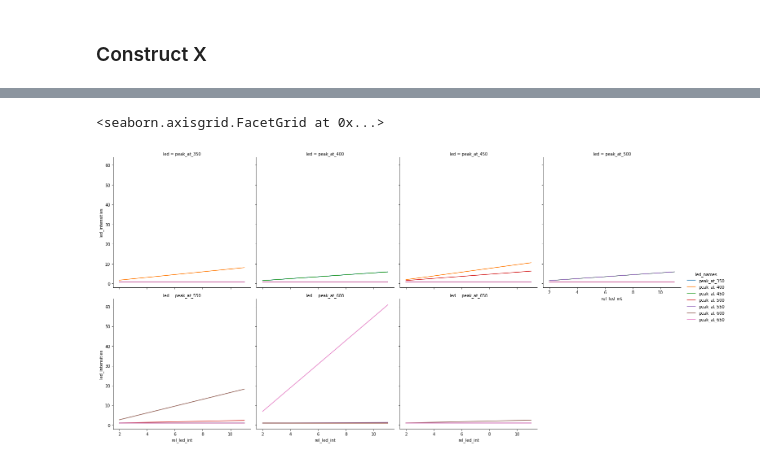
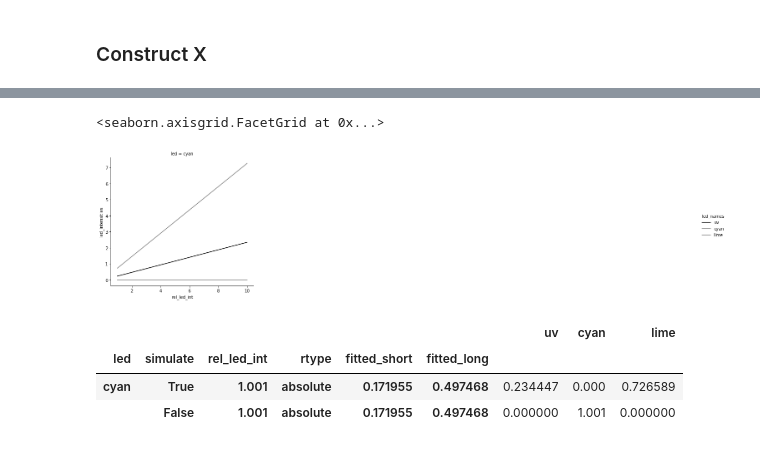
Before and after one commit to neuralsignal/dreye, a Jupyter notebook: tutorials/led_substitution_stimuli.ipynb, the cells around one changed output, grey strips where cells are left out. Cells and saved outputs as stored; diff of their text form; code cells hidden in the pictures.

```diff
--- a/tutorials/led_substitution_stimuli.ipynb
+++ b/tutorials/led_substitution_stimuli.ipynb
@@ -15,3 +16,9 @@ measured_spectra = dreye.get_led_spectra_container()
+# %%
+measured_spectra = dreye.get_led_spectra_container(
+    [370, 460, 560], wavelengths=wls, names=['uv', 'cyan', 'lime'],
+    intensity_bounds=(0, 1000)
+)
+led_cmap = dict(zip(measured_spectra.names, ['black', 'gray', 'grey']))
 # %% [markdown]
 ## Spectra of LEDs used for fitting
 # %%
@@ -36,0 +36,13 @@ photoreceptor_model.sensitivity.plot()
+# %%
+cmap = {'short': 'purple', 'long': 'green'}
+
+sensitivity = dreye.Sensitivity(
+    np.array([400, 520]),
+    wls,
+    from_template=True,
+    labels=list(cmap),
+    name='opsins'
+)
+sensitivity.plot(palette=cmap)
+
+photoreceptor_model = dreye.LinearPhotoreceptor(sensitivity)
@@ -48,17 +62,18 @@ stimuli_model = dreye.LedSubstitution(
     keep_proportions=False,
     # whether to keep the porportions of the LEDs across intensities
 
-    bg_ints=np.ones(7),
+    # bg_ints=np.ones(3),
     # intensity of LEDs for the background if wanted, default to 0 if rtype is absolute or diff else it is 1
 
     rtype='absolute',
-    fit_weights=np.array([1, 2, 2])
+    fit_weights=np.array([1, 2]),
+    ignore_bounds=True
 )
 # %% [markdown]
 ### Construct X
 # %%
-led_idcs = np.arange(7)  # indices of different LEDs
-led_intensities = np.arange(1, 11, 1)[::-1] + 1 # desired intensity of
+led_idcs = [1]  # indices of different LEDs
+led_intensities = np.arange(1, 11, 1) # desired intensity of
 X = np.array(list(product(led_idcs, led_intensities)))
 # %%
 stimuli_model.fit(X)
@@ -104,14 +105,23 @@ import seaborn as sns
 # %%
 sns.relplot(
     data=df[df['simulate']],
     x='rel_led_int',
     y='led_intensities',
     hue='led_names',
     col='led',
     col_wrap=4,
     ci=None,
-    kind='line'
+    kind='line',
+    palette=led_cmap
 )
 # %% [output]
 <seaborn.axisgrid.FacetGrid at 0x...>
-[figure, old version]
+[figure, new version]
+# %%
+selected_fit = stimuli_model.fitted_intensities_df_.iloc[:2]
+selected_fit
+# %% [output]
+|  |  |  |  |  |  | uv | cyan | lime |
+| led | simulate | rel_led_int | rtype | fitted_short | fitted_long |  |  |  |
+| cyan | True | 1.001 | absolute | 0.171955 | 0.497468 | 0.234447 | 0.000 | 0.726589 |
+|  | False | 1.001 | absolute | 0.171955 | 0.497468 | 0.000000 | 1.001 | 0.000000 |
```
Also changed, not shown: parts of 31 cells of this notebook, 19 other files.
